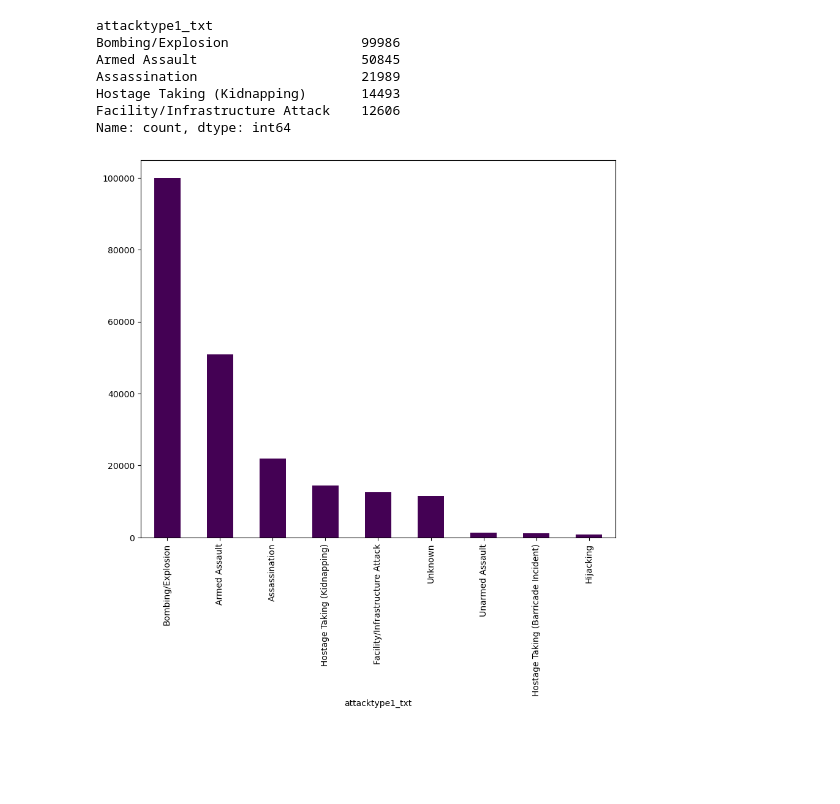
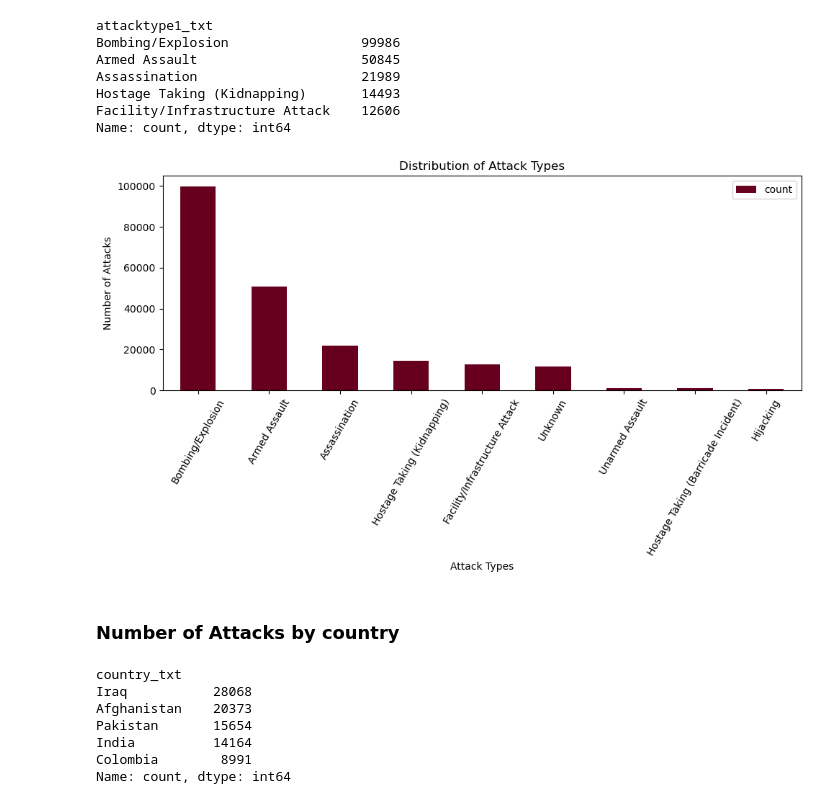
Before and after one commit to SunnyShehzad01/Global-Terrorism-Analytics, a Jupyter notebook: gtd-analysis.ipynb, the cells around one changed output. Drawn from its saved outputs; the diff is of its cells as text; code cells hidden in the pictures; blank space fills up the shorter version.

Commit message:
Data exploration completed

```diff
--- a/gtd-analysis.ipynb
+++ b/gtd-analysis.ipynb
@@ -153,8 +153,27 @@ Hostage Taking (Kidnapping)       14493
 Facility/Infrastructure Attack    12606
 Name: count, dtype: int64
 # %%
-plt.figure(figsize=(10, 8))
-attack_types.plot(kind='bar', colormap='viridis')
+plt.figure(figsize=(10, 6))
+attack_types.plot(kind='bar', colormap='RdBu')
+plt.title('Distribution of Attack Types')
+plt.xlabel('Attack Types')
+plt.ylabel('Number of Attacks')
+plt.xticks(rotation=60)
+plt.tight_layout()
+plt.legend()
 plt.show()
 # %% [output]
-[figure, old version]
+[figure, new version]
+# %% [markdown]
+### Number of Attacks by country
+# %%
+attacks_by_country = data['country_txt'].value_counts().sort_values(ascending=False)
+attacks_by_country.head()
+# %% [output]
+country_txt
+Iraq           28068
+Afghanistan    20373
+Pakistan       15654
+India          14164
+Colombia        8991
+Name: count, dtype: int64
```
Also changed, not shown: parts of 31 cells of this notebook.
